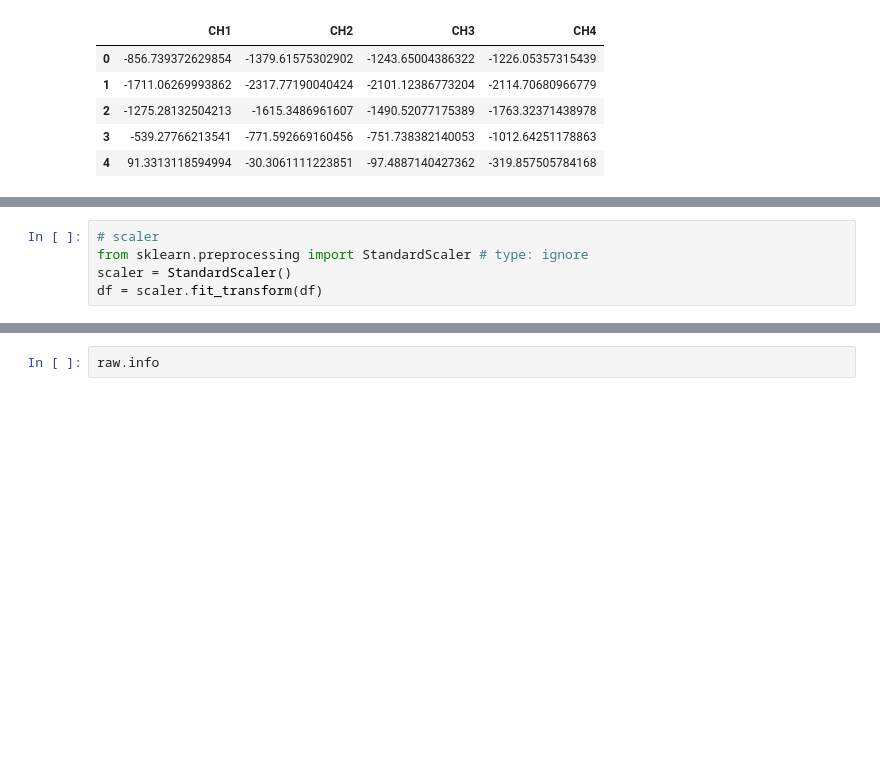
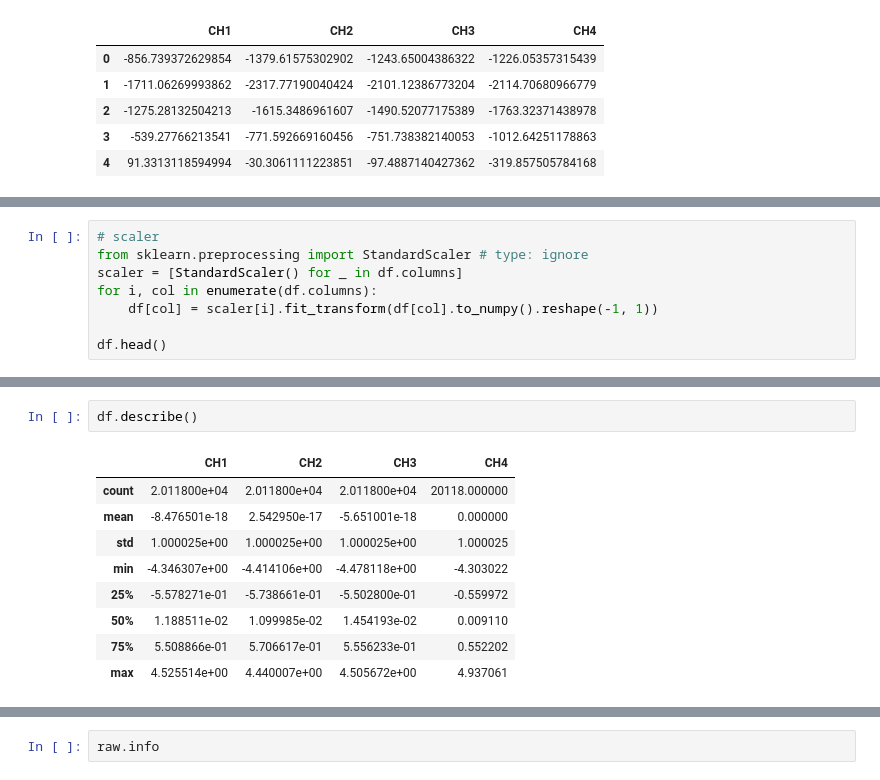
Before and after one commit to frhnfrnk/capstone, a Jupyter notebook: classification/convert.ipynb, the cells around one changed output, grey strips where cells are left out. Saved outputs shown, nothing was run; the diff lists cells and outputs as text; blank space fills up the shorter version.

```diff
--- a/classification/convert.ipynb
+++ b/classification/convert.ipynb
@@ -58,5 +126,8 @@ See the caveats in the documentation: https://pandas.pydata.org/pandas-docs/stab
 # %%
 # scaler
 from sklearn.preprocessing import StandardScaler # type: ignore
-scaler = StandardScaler()
-df = scaler.fit_transform(df)
+scaler = [StandardScaler() for _ in df.columns]
+for i, col in enumerate(df.columns):
+    df[col] = scaler[i].fit_transform(df[col].to_numpy().reshape(-1, 1))
+
+df.head()
@@ -63,3 +141,15 @@ df = scaler.fit_transform(df)
+# %%
+df.describe()
+# %% [output]
+|  | CH1 | CH2 | CH3 | CH4 |
+| count | 2.011800e+04 | 2.011800e+04 | 2.011800e+04 | 20118.000000 |
+| mean | -8.476501e-18 | 2.542950e-17 | -5.651001e-18 | 0.000000 |
+| std | 1.000025e+00 | 1.000025e+00 | 1.000025e+00 | 1.000025 |
+| min | -4.346307e+00 | -4.414106e+00 | -4.478118e+00 | -4.303022 |
+| 25% | -5.578271e-01 | -5.738661e-01 | -5.502800e-01 | -0.559972 |
+| 50% | 1.188511e-02 | 1.099985e-02 | 1.454193e-02 | 0.009110 |
+| 75% | 5.508866e-01 | 5.706617e-01 | 5.556233e-01 | 0.552202 |
+| max | 4.525514e+00 | 4.440007e+00 | 4.505672e+00 | 4.937061 |
 # %%
 #define info EEG RAW
 sfreq = 500
```
Also changed, not shown: parts of 9 cells of this notebook, 8 other files.
